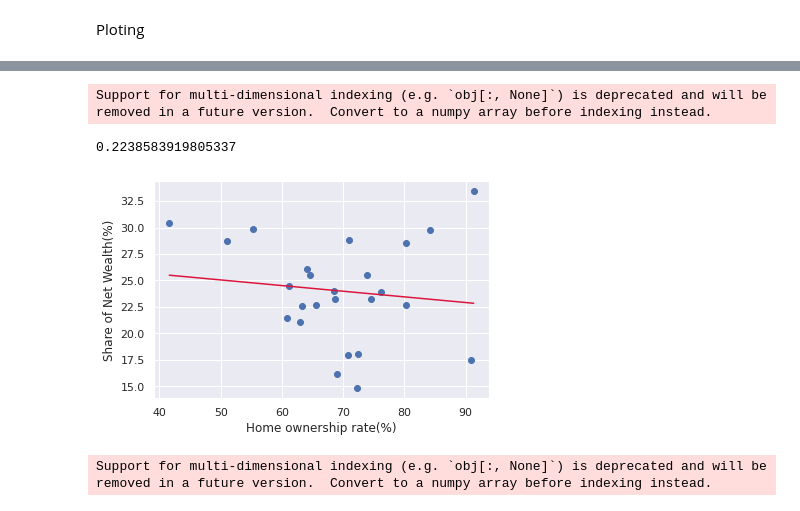
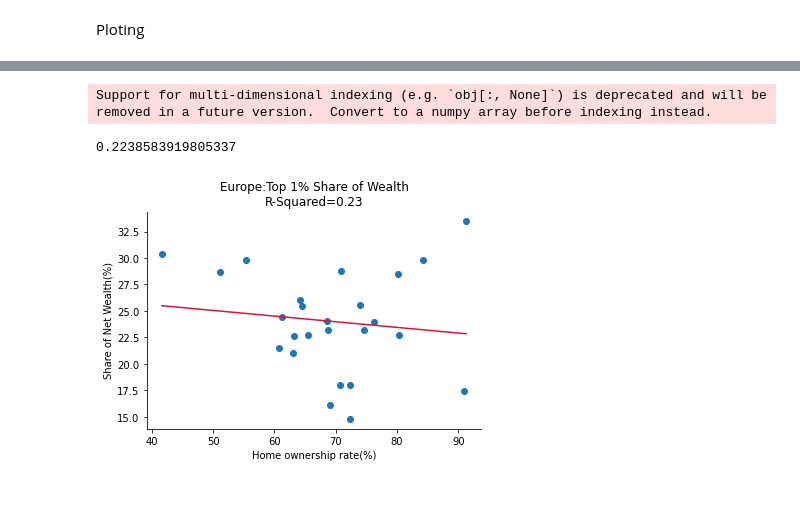
Before and after one commit to ujwalgurung1/ujwalgurung.github.io, a Jupyter notebook: project/code/Wealth.ipynb, the cells around one changed output, grey strips where cells are left out. Saved outputs shown, nothing was run; the diff lists cells and outputs as text; code cells hidden in the pictures.

```diff
--- a/project/code/Wealth.ipynb
+++ b/project/code/Wealth.ipynb
@@ -89,2 +92,6 @@ wealthdta
 merged = pd.merge(wealthdta, data, on='Country', how='left')
 merged = merged.rename(columns={"Value": "Share of Net Wealth(%)"})
+# %%
+#Given wealth data has more obersvations and therfore countries we must drop the countries that we do not have data for
+merged = merged.dropna()
+merged
@@ -196,38 +212,32 @@ import matplotlib.pyplot as plt
 # %%
-from sklearn.preprocessing import PolynomialFeatures
-x = np.array([2, 3, 4])
-poly = PolynomialFeatures(3, include_bias=False)
-poly.fit_transform(x[:, None])
-
-from sklearn.pipeline import make_pipeline
-
 x = top1.dropna()['Home ownership rate(%)']
 y = top1.dropna()['Share of Net Wealth(%)']
 
 poly_model = make_pipeline(PolynomialFeatures(1),
                            LinearRegression())
 poly_model.fit(x[:, np.newaxis], y)
 xfit = np.linspace(min(x), max(x), 1000)
 yfit = poly_model.predict(xfit[:, np.newaxis])
+ax = plt.gca()
+
+
+ax.spines['bottom'].set_color('black')
+ax.spines['top'].set_color('white')
+ax.spines['right'].set_color('white')
+ax.spines['left'].set_color('black')
 
 plt.scatter(x, y)
 plt.plot(xfit, yfit,color='crimson');
+plt.title("Europe:Top 1% Share of Wealth\nR-Squared=0.23")
+
 plt.xlabel('Home ownership rate(%)')
 plt.ylabel('Share of Net Wealth(%)')
 
 poly_model = np.poly1d(np.polyfit(x, y, 3))
+print(r2_score(y, poly_model(x)))
 
-print(r2_score(y, poly_model(x)))
+plt.savefig('Top 1% Share of Wealth.pdf')
 # %% [output]
 Support for multi-dimensional indexing (e.g. `obj[:, None]`) is deprecated and will be removed in a future version.  Convert to a numpy array before indexing instead.
 0.2238583919805337
-[figure, old version]
+[figure, new version]
-# %%
-from sklearn.linear_model import LinearRegression
-model = LinearRegression(fit_intercept=True)
-
-model.fit(x[:, np.newaxis], y)
-xfit = np.linspace(0, 10, 1000)
-yfit = model.predict(xfit[:, np.newaxis])
-# %% [output]
-Support for multi-dimensional indexing (e.g. `obj[:, None]`) is deprecated and will be removed in a future version.  Convert to a numpy array before indexing instead.
```
Also changed, not shown: parts of 27 cells of this notebook, 4 other files.
